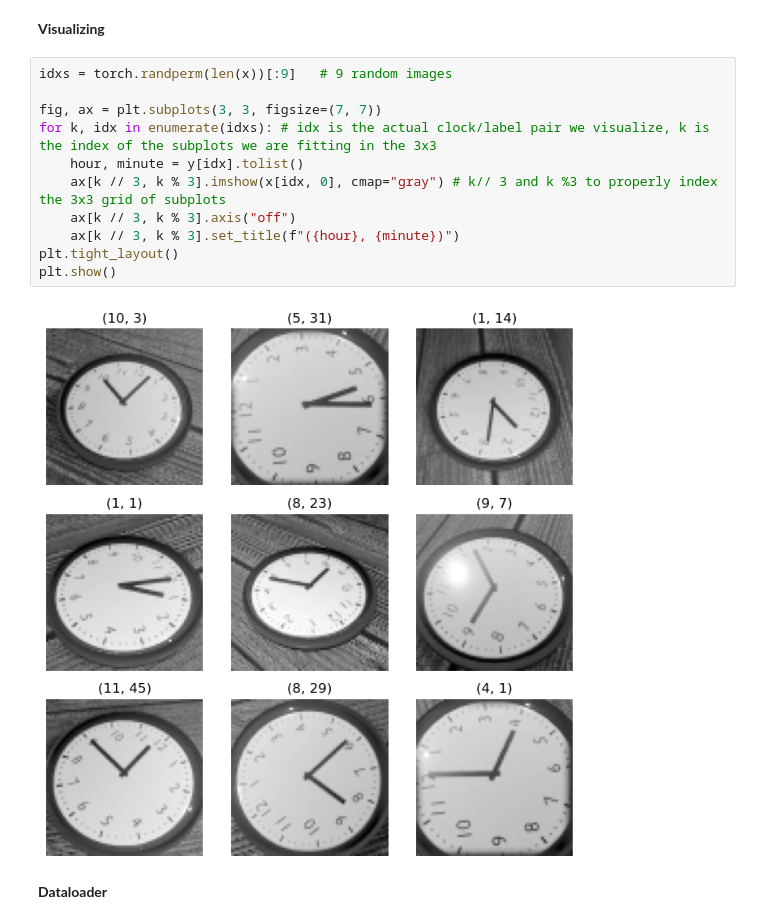
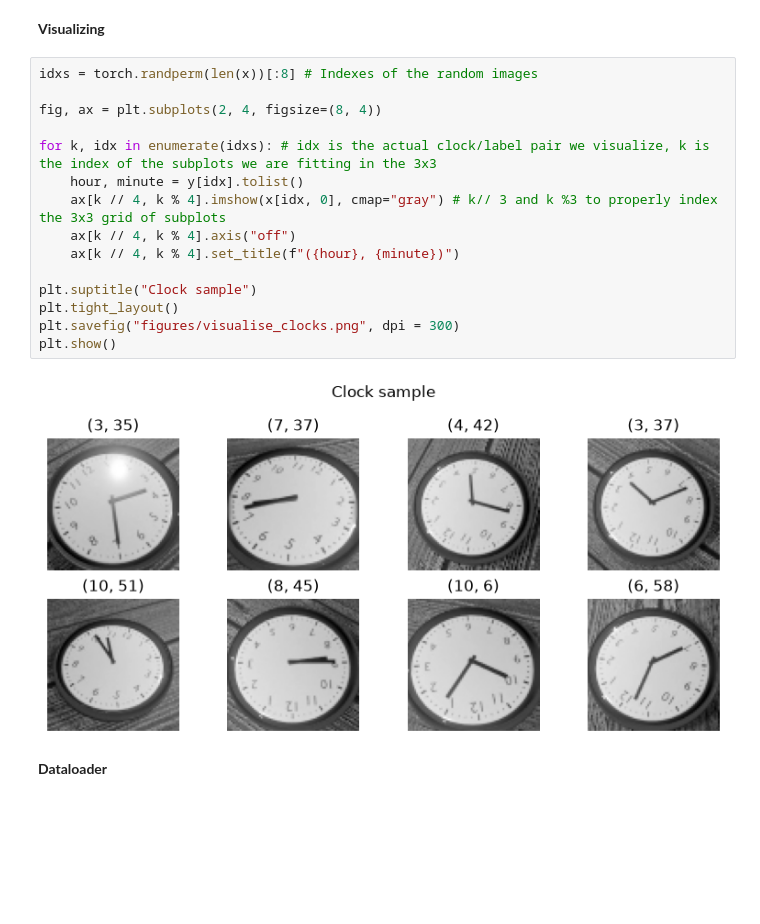
Before and after one commit to AlienaTheGiantDuck/ItDL_assignments, a Jupyter notebook: Assignment_1/Assignment_1.ipynb, the cells around one changed output. Cells and saved outputs as stored; diff of their text form; blank space fills up the shorter version.

Commit message:
added figures of the data for the report

```diff
--- a/Assignment_1/Assignment_1.ipynb
+++ b/Assignment_1/Assignment_1.ipynb
@@ -1000,18 +1038,22 @@ train mean/std used: 0.5971 / 0.2176
 # %% [markdown]
 **Visualizing**
 # %%
-idxs = torch.randperm(len(x))[:9]   # 9 random images
+idxs = torch.randperm(len(x))[:8] # Indexes of the random images
 
-fig, ax = plt.subplots(3, 3, figsize=(7, 7))
+fig, ax = plt.subplots(2, 4, figsize=(8, 4))
+
 for k, idx in enumerate(idxs): # idx is the actual clock/label pair we visualize, k is the index of the subplots we are fitting in the 3x3
     hour, minute = y[idx].tolist()
-    ax[k // 3, k % 3].imshow(x[idx, 0], cmap="gray") # k// 3 and k %3 to properly index the 3x3 grid of subplots
-    ax[k // 3, k % 3].axis("off")
-    ax[k // 3, k % 3].set_title(f"({hour}, {minute})")
+    ax[k // 4, k % 4].imshow(x[idx, 0], cmap="gray") # k// 3 and k %3 to properly index the 3x3 grid of subplots
+    ax[k // 4, k % 4].axis("off")
+    ax[k // 4, k % 4].set_title(f"({hour}, {minute})")
+
+plt.suptitle("Clock sample")
 plt.tight_layout()
+plt.savefig("figures/visualise_clocks.png", dpi = 300)
 plt.show()
 # %% [output]
-[figure, old version]
+[figure, new version]
 # %% [markdown]
 **Dataloader**
 # %% [markdown]
```
Also changed, not shown: parts of 3 cells of this notebook, 3 other files.
